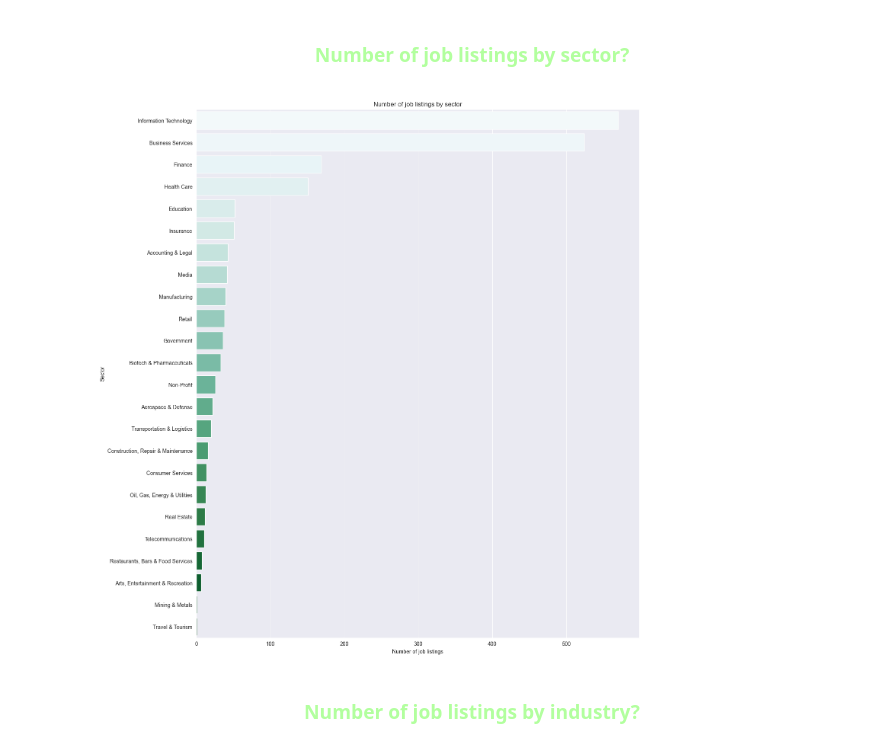
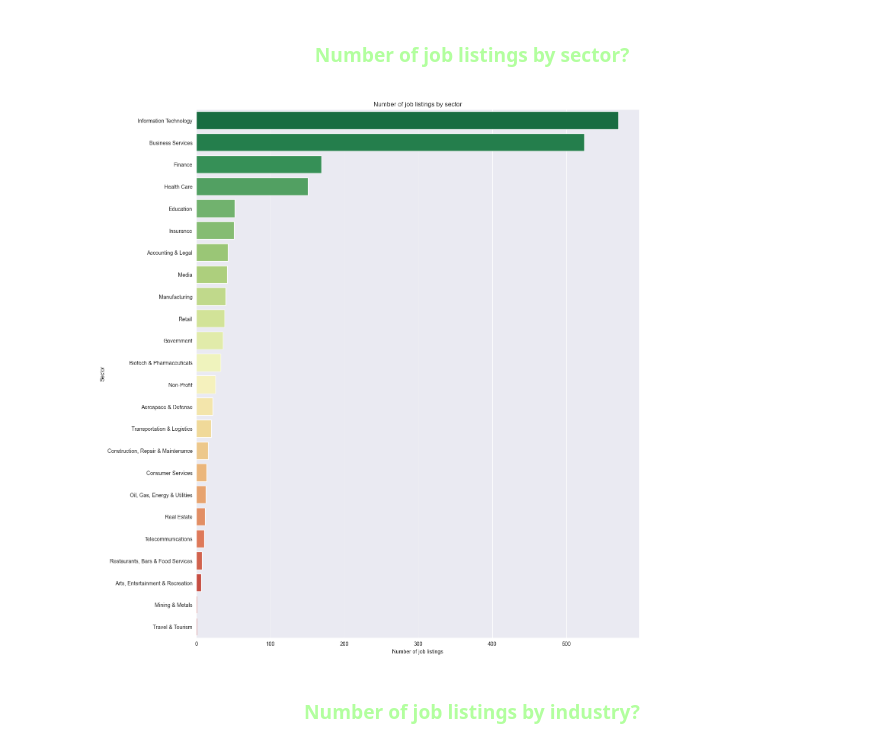
Before and after one commit to Imbravo/dataAnalystJobs, a Jupyter notebook: dataAnalystJobs.ipynb, the cells around one changed output. Saved outputs shown, nothing was run; the diff lists cells and outputs as text; code cells hidden in the pictures.

```diff
--- a/dataAnalystJobs.ipynb
+++ b/dataAnalystJobs.ipynb
@@ -294,13 +295,13 @@ plt.show()
 <center><h3 style='color:#B2FF9E'>Number of job listings by sector?</h3></center>
 # %%
 plt.figure(figsize=(15,18))
-p = sns.countplot(data=listings, y='Sector',order=listings['Sector'].value_counts().index, palette='BuGn')
+p = sns.countplot(data=listings, y='Sector',order=listings['Sector'].value_counts().index, palette='RdYlGn_r')
 p.set_xlabel('Number of job listings')
 p.set_ylabel('Sector')
 p.set_title('Number of job listings by sector')
 plt.show()
 # %% [output]
-[figure, old version]
+[figure, new version]
 # %% [markdown]
 <center><h3 style='color:#B2FF9E'>Number of job listings by industry?</h3></center>
 # %%
```
Also changed, not shown: parts of 13 cells of this notebook.
